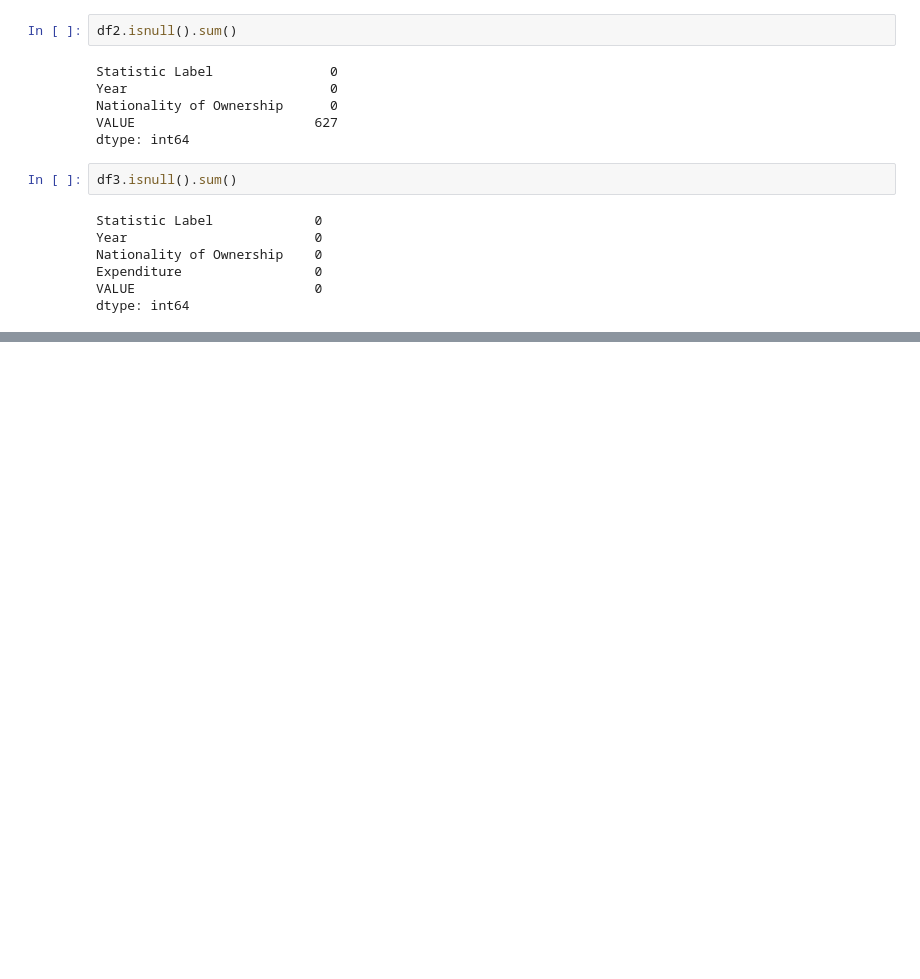
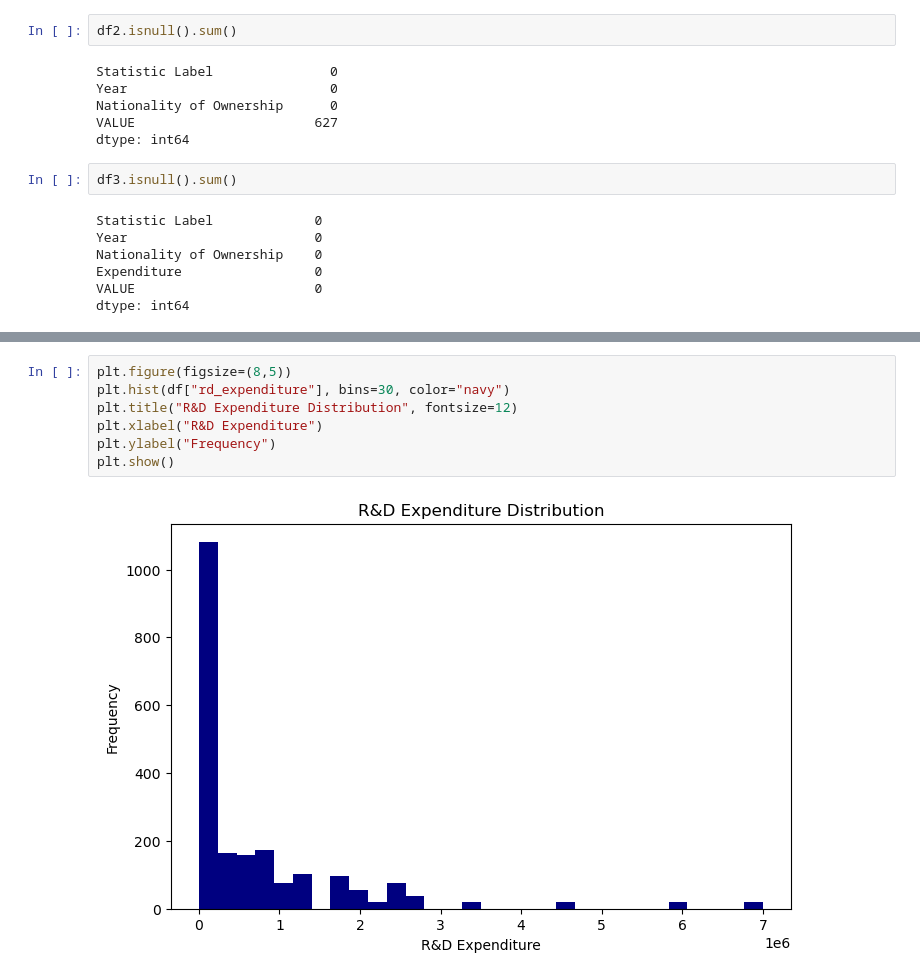
Before and after one commit to moonexca/CA3_StrategicThinking_SolYash, a Jupyter notebook: Adriana_Soledad_Yash_Ecosystem_of_Innovation_Ireland.ipynb, the cells around one changed output, grey strips where cells are left out. Saved outputs shown, nothing was run; the diff lists cells and outputs as text; blank space fills up the shorter version.

```diff
--- a/Adriana_Soledad_Yash_Ecosystem_of_Innovation_Ireland.ipynb
+++ b/Adriana_Soledad_Yash_Ecosystem_of_Innovation_Ireland.ipynb
@@ -813,0 +380,9 @@ plt.show()
+# %%
+plt.figure(figsize=(8,5))
+plt.hist(df["rd_expenditure"], bins=30, color="navy")
+plt.title("R&D Expenditure Distribution", fontsize=12)
+plt.xlabel("R&D Expenditure")
+plt.ylabel("Frequency")
+plt.show()
+# %% [output]
+[figure, added]
```
Also changed, not shown: parts of 101 cells of this notebook.
